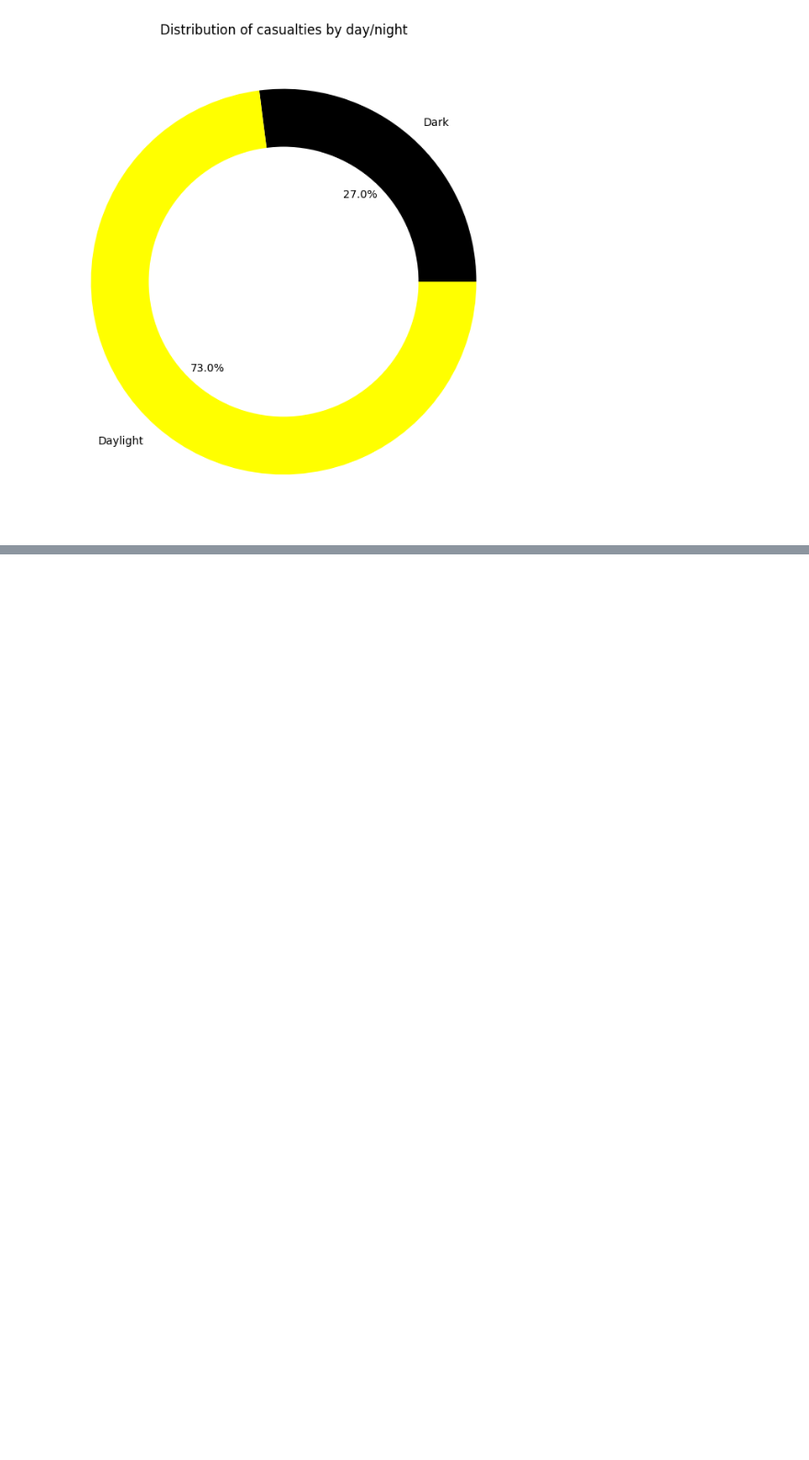
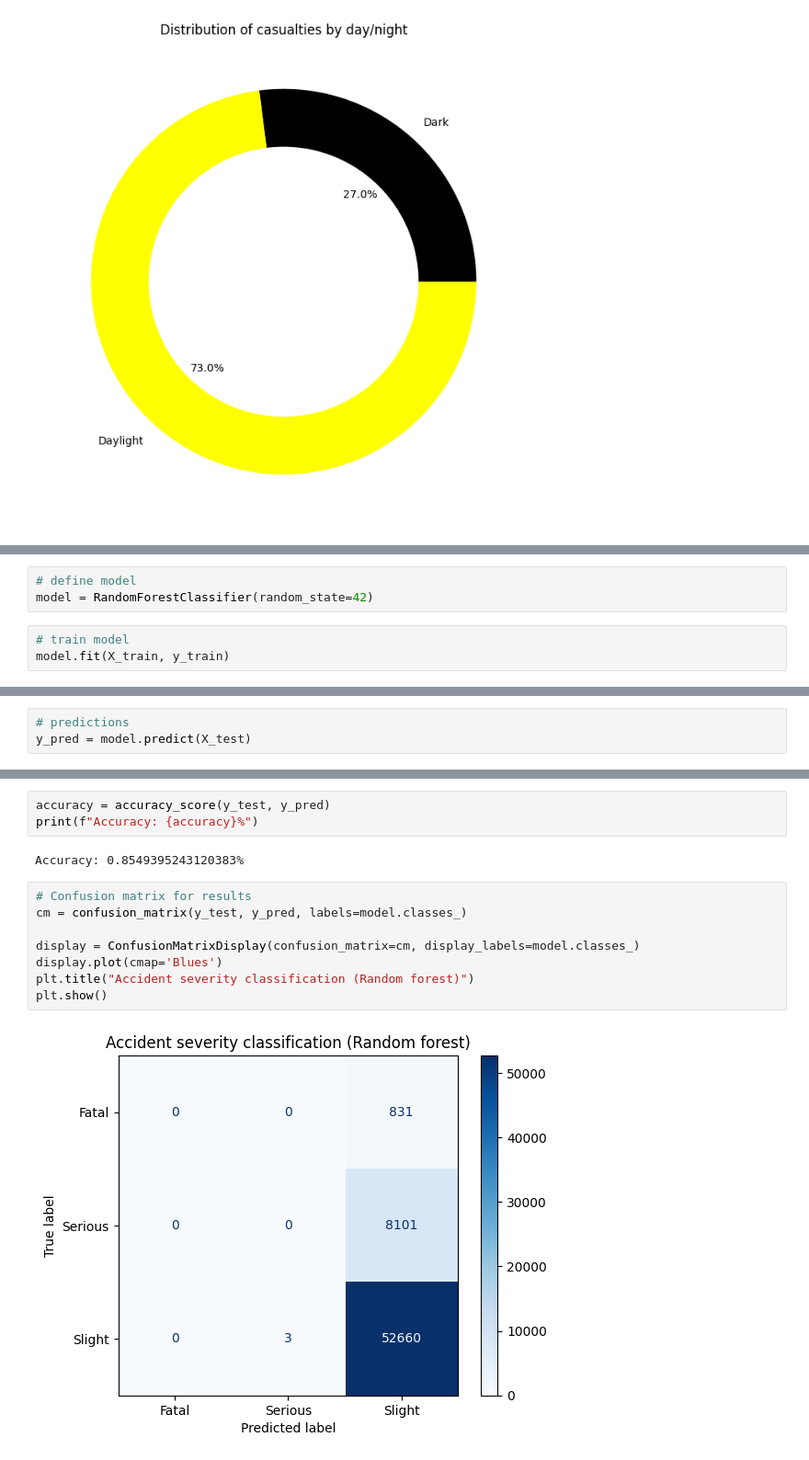
Before and after one commit to seejl25/road_accident_analysis, a Jupyter notebook: road_accident_analysis.ipynb, the cells around one changed output, grey strips where cells are left out. Shown at 92% size. Saved outputs shown, nothing was run; the diff lists cells and outputs as text; blank space fills up the shorter version.

```diff
--- a/road_accident_analysis.ipynb
+++ b/road_accident_analysis.ipynb
@@ -467,0 +551,6 @@ plt.show()
+# %%
+# define model
+model = RandomForestClassifier(random_state=42)
+# %%
+# train model
+model.fit(X_train, y_train)
@@ -467,0 +559,3 @@ plt.show()
+# %%
+# predictions
+y_pred = model.predict(X_test)
@@ -467,0 +574,15 @@ plt.show()
+# %%
+accuracy = accuracy_score(y_test, y_pred)
+print(f"Accuracy: {accuracy}%")
+# %% [output]
+Accuracy: 0.8549395243120383%
+# %%
+# Confusion matrix for results
+cm = confusion_matrix(y_test, y_pred, labels=model.classes_)
+
+display = ConfusionMatrixDisplay(confusion_matrix=cm, display_labels=model.classes_)
+display.plot(cmap='Blues')
+plt.title("Accident severity classification (Random forest)")
+plt.show()
+# %% [output]
+[figure, added]
```
Also changed, not shown: parts of 16 cells of this notebook.
